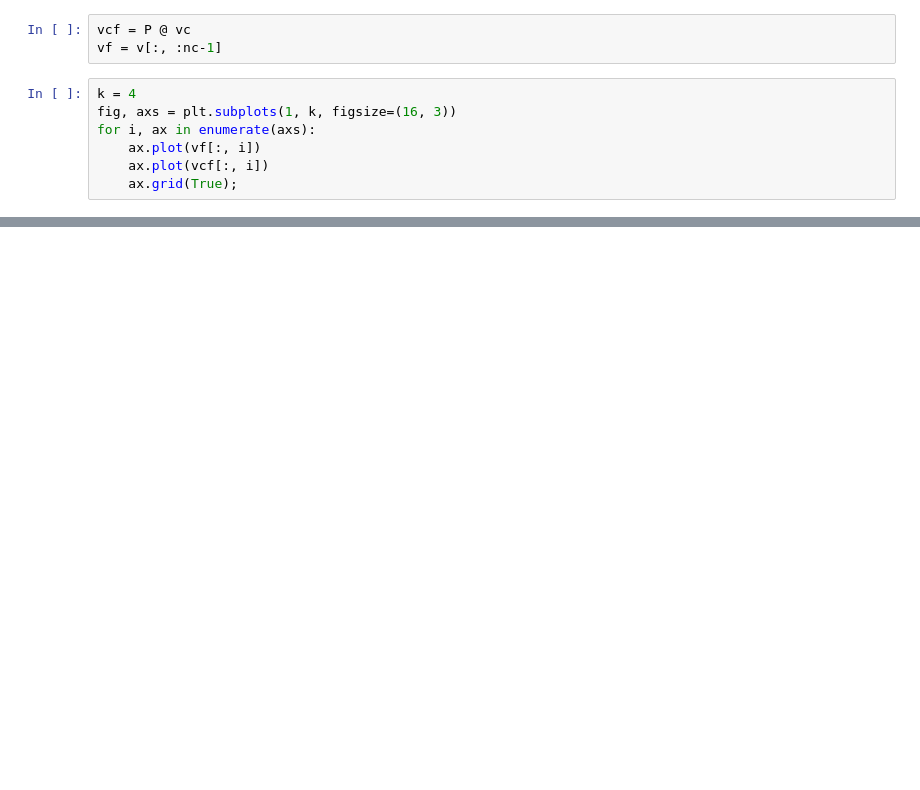
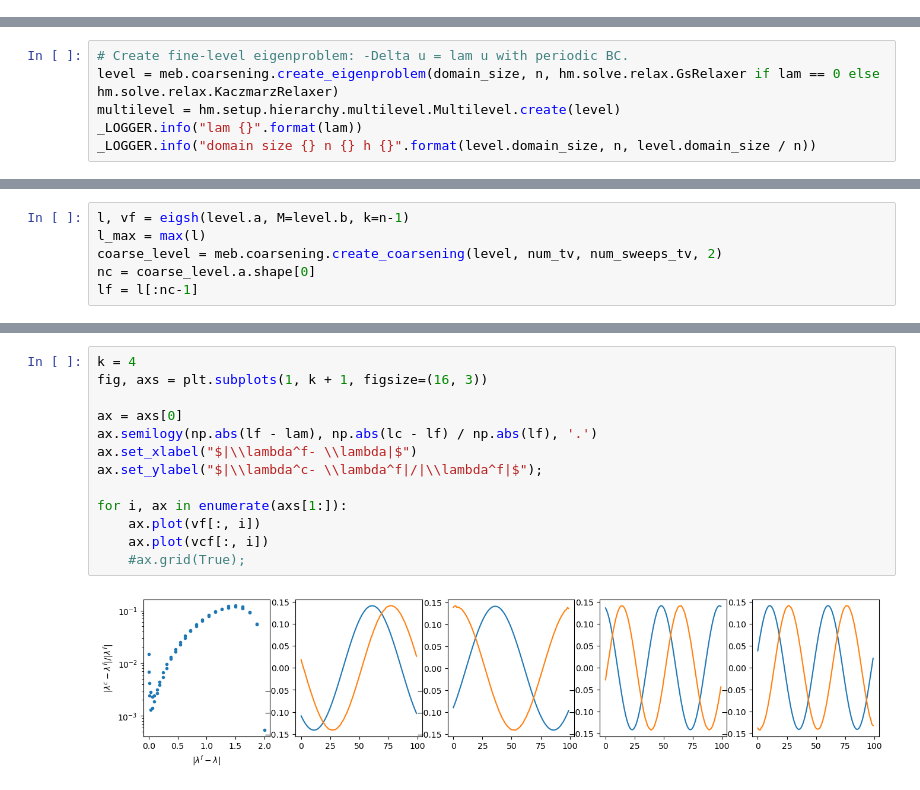
Before and after one commit to orenlivne/amgplus, a Jupyter notebook: notebooks/meb/first_coarseninig.ipynb, the cells around one changed output, grey strips where cells are left out. Drawn from its saved outputs; the diff is of its cells as text; blank space fills up the shorter version.

Commit message:
Working on 4/2 coarsening - level 0->1 coarsening that yields good convergence in non-repetitive setting.
fixed bug in get_test_matrix - now using the level's relaxer instead of creating one.

```diff
--- a/notebooks/meb/first_coarseninig.ipynb
+++ b/notebooks/meb/first_coarseninig.ipynb
@@ -208,10 +0,0 @@ len(angles), len(lf)
-# %%
-vcf = P @ vc
-vf = v[:, :nc-1]
-# %%
-k = 4
-fig, axs = plt.subplots(1, k, figsize=(16, 3))
-for i, ax in enumerate(axs):
-    ax.plot(vf[:, i])
-    ax.plot(vcf[:, i])
-    ax.grid(True);
@@ -224,0 +42,6 @@ pd.DataFrame([subspace_angles(vf[:, :i], vcf[:, :i])[0] for i in range(1, len(lf
+# %%
+# Create fine-level eigenproblem: -Delta u = lam u with periodic BC.
+level = meb.coarsening.create_eigenproblem(domain_size, n, hm.solve.relax.GsRelaxer if lam == 0 else hm.solve.relax.KaczmarzRelaxer)
+multilevel = hm.setup.hierarchy.multilevel.Multilevel.create(level)
+_LOGGER.info("lam {}".format(lam))
+_LOGGER.info("domain size {} n {} h {}".format(level.domain_size, n, level.domain_size / n))
@@ -224,0 +123,6 @@ pd.DataFrame([subspace_angles(vf[:, :i], vcf[:, :i])[0] for i in range(1, len(lf
+# %%
+l, vf = eigsh(level.a, M=level.b, k=n-1)
+l_max = max(l)
+coarse_level = meb.coarsening.create_coarsening(level, num_tv, num_sweeps_tv, 2)
+nc = coarse_level.a.shape[0]
+lf = l[:nc-1]
@@ -224,0 +147,15 @@ pd.DataFrame([subspace_angles(vf[:, :i], vcf[:, :i])[0] for i in range(1, len(lf
+# %%
+k = 4
+fig, axs = plt.subplots(1, k + 1, figsize=(16, 3))
+
+ax = axs[0]
+ax.semilogy(np.abs(lf - lam), np.abs(lc - lf) / np.abs(lf), '.')
+ax.set_xlabel("$|\\lambda^f- \\lambda|$")
+ax.set_ylabel("$|\\lambda^c- \\lambda^f|/|\\lambda^f|$");
+
+for i, ax in enumerate(axs[1:]):
+    ax.plot(vf[:, i])
+    ax.plot(vcf[:, i])
+    #ax.grid(True);
+# %% [output]
+[figure, added]
```
Also changed, not shown: parts of 55 cells of this notebook, 10 other files.
